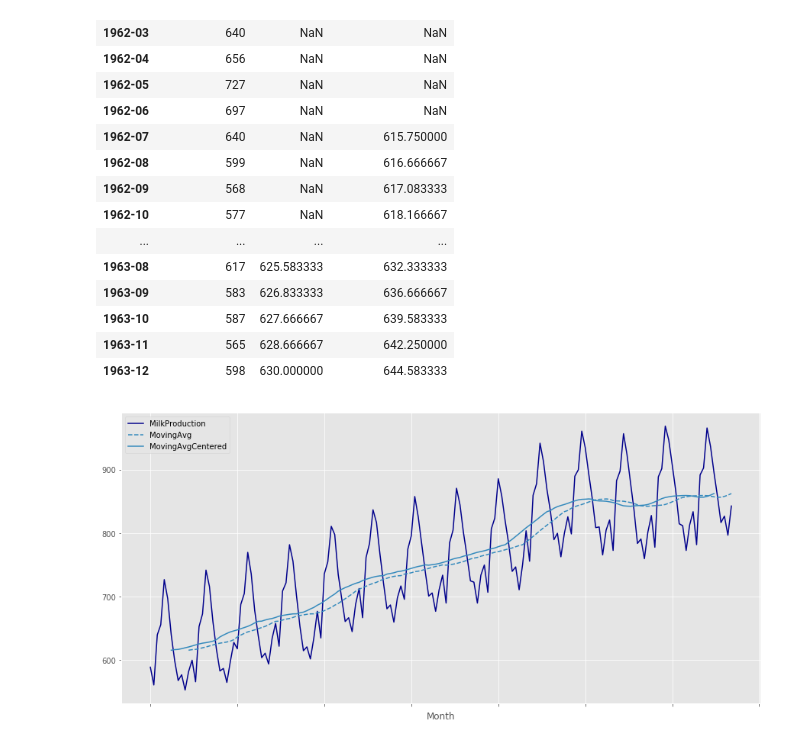
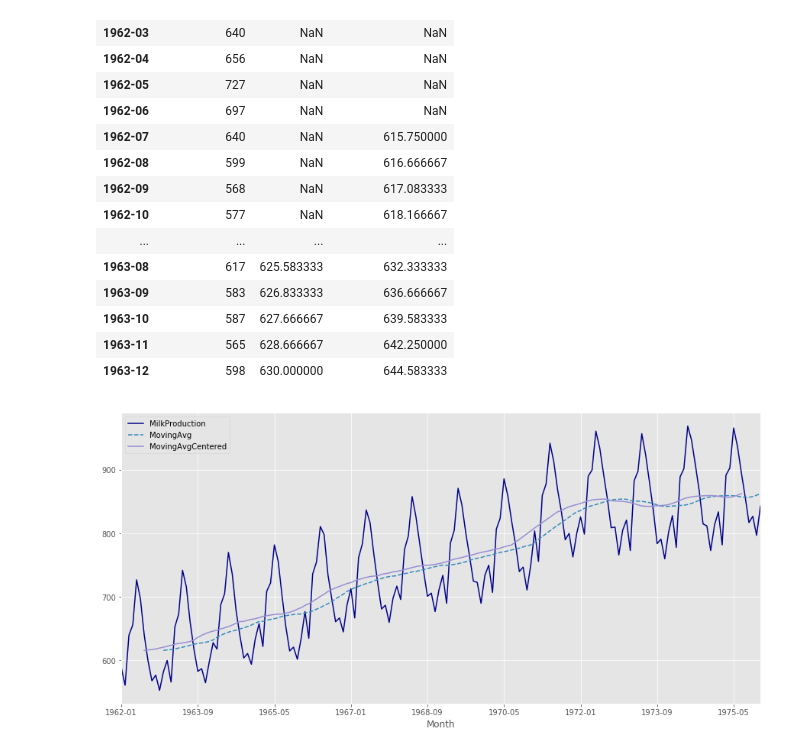
Before and after one commit to ErickEduardoAH/TimeSeriesAnalysis, a Jupyter notebook: 1.1 Time Series Descriptive Models - time series smoothing methods.ipynb, the cells around one changed output. Cells and saved outputs as stored; diff of their text form; code cells hidden in the pictures.

```diff
--- a/1.1 Time Series Descriptive Models - time series smoothing methods.ipynb
+++ b/1.1 Time Series Descriptive Models - time series smoothing methods.ipynb
@@ -89,9 +95,9 @@ plt.show()
 # %%
-col = 'MilkProduction'
+Xt = 'MilkProduction'
 period = 12
 milkTimeSeriesPD = pd.read_csv('DataSets/MilkProductionPounds.csv',index_col='Month')
-milkTimeSeriesPD[['MovingAvg']] = milkTimeSeriesPD[[col]].rolling(period).mean()
-milkTimeSeriesPD[['MovingAvgCentered']] = milkTimeSeriesPD[[col]].rolling(period,center=True).mean()
+milkTimeSeriesPD[['MovingAvg']] = milkTimeSeriesPD[[Xt]].rolling(period).mean()
+milkTimeSeriesPD[['MovingAvgCentered']] = milkTimeSeriesPD[[Xt]].rolling(period,center=True).mean()
 display(milkTimeSeriesPD[:period*2])
 # %% [output]
 |  | MilkProduction | MovingAvg | MovingAvgCentered |
@@ -112,17 +118,10 @@ display(milkTimeSeriesPD[:period*2])
 | 1963-10 | 587 | 627.666667 | 639.583333 |
 | 1963-11 | 565 | 628.666667 | 642.250000 |
 | 1963-12 | 598 | 630.000000 | 644.583333 |
-# %%
-plt.style.use('ggplot')
-styles = ['-','--','-']
-colors = ['darkblue','C1','C1']
-fig, ax = plt.subplots()
-for col, styl, color in zip(milkTimeSeriesPD.columns,styles,colors):
-    milkTimeSeriesPD[col].plot(style=styl,ax=ax,color=color,label=col,figsize=(15,7))
-    plt.legend(loc='upper left')
-plt.show()
-# %% [output]
-[figure, removed]
+# %%
+plotTimeSeries(milkTimeSeriesPD,styles=['-','--','-'])
+# %% [output]
+[figure, added]
 # %% [markdown]
 ## Simple exponential smoothing
 ___
```
Also changed, not shown: parts of 8 cells of this notebook, 2 other files.
